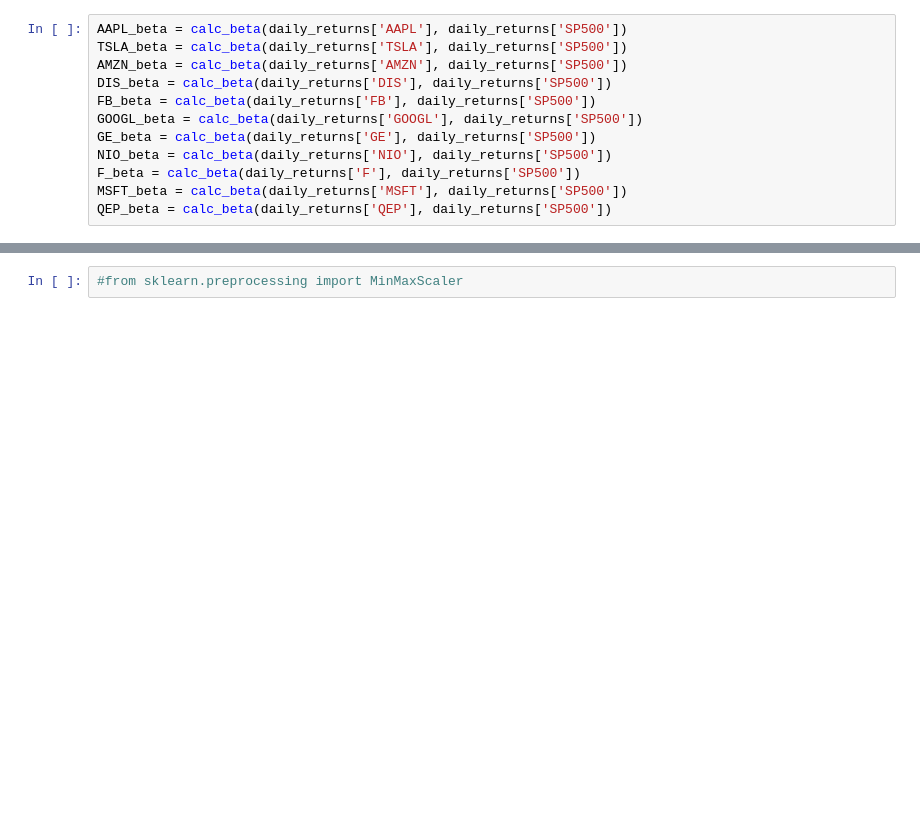
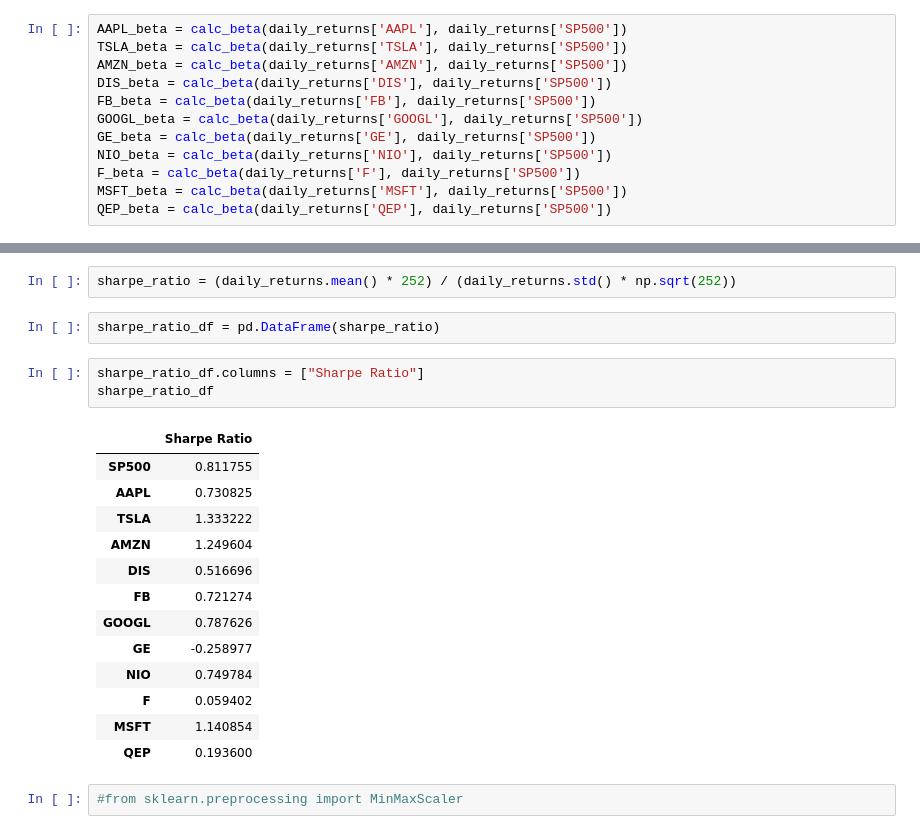
Before and after one commit to jtmcginley123/project-two, a Jupyter notebook: Asif/stock_df.ipynb, the cells around one changed output, grey strips where cells are left out. Cells and saved outputs as stored; diff of their text form; blank space fills up the shorter version.

Commit message:
added sharpe ratio

```diff
--- a/Asif/stock_df.ipynb
+++ b/Asif/stock_df.ipynb
@@ -470,3 +470,24 @@ corr_df
+# %%
+sharpe_ratio = (daily_returns.mean() * 252) / (daily_returns.std() * np.sqrt(252))
+# %%
+sharpe_ratio_df = pd.DataFrame(sharpe_ratio)
+# %%
+sharpe_ratio_df.columns = ["Sharpe Ratio"]
+sharpe_ratio_df
+# %% [output]
+|  | Sharpe Ratio |
+| SP500 | 0.811755 |
+| AAPL | 0.730825 |
+| TSLA | 1.333222 |
+| AMZN | 1.249604 |
+| DIS | 0.516696 |
+| FB | 0.721274 |
+| GOOGL | 0.787626 |
+| GE | -0.258977 |
+| NIO | 0.749784 |
+| F | 0.059402 |
+| MSFT | 1.140854 |
+| QEP | 0.193600 |
 # %%
 #from sklearn.preprocessing import MinMaxScaler
 # %%
```
Also changed, not shown: parts of 14 cells of this notebook.
